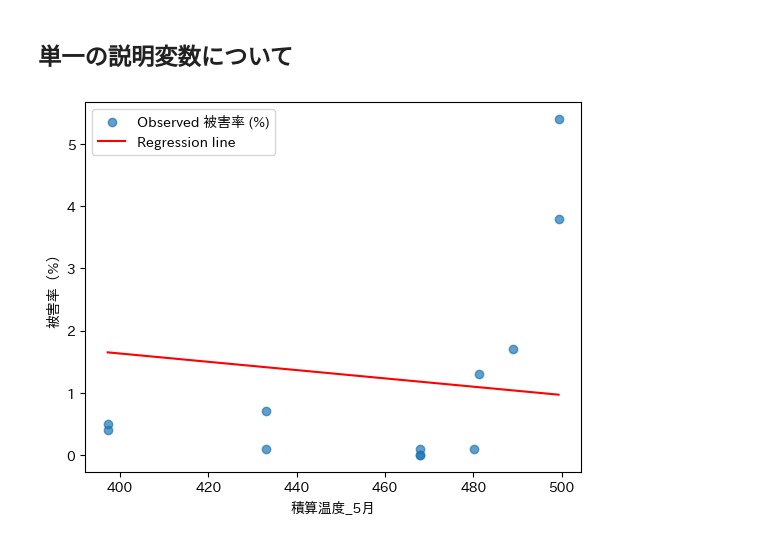
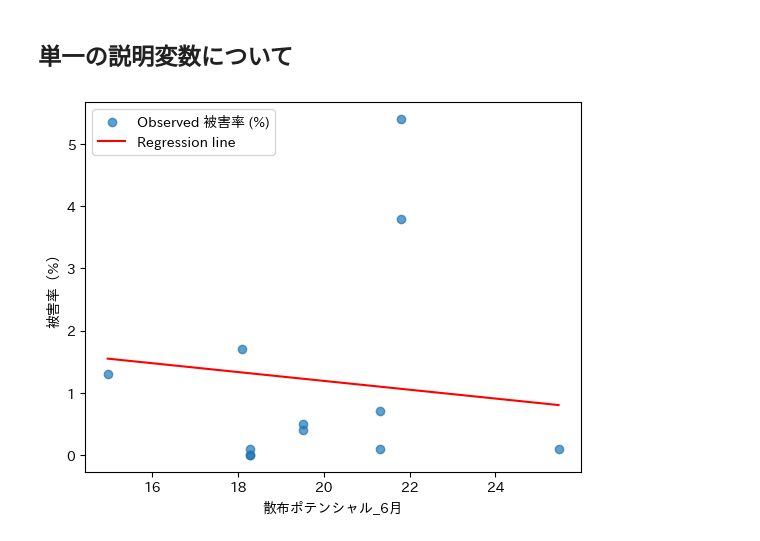
Before and after one commit to ShotaSasaki-HU/ASTRO-CAMP-2025, a Jupyter notebook: linear_regression.ipynb, the cells around one changed output. Drawn from its saved outputs; the diff is of its cells as text; code cells hidden in the pictures.

Commit message:
散布ポテンシャルと降水量をdfに直し、線形モデルに導入した。

```diff
--- a/linear_regression.ipynb
+++ b/linear_regression.ipynb
@@ -363,6 +453,11 @@ df.drop(["被害面積（ha）", "被害量（t）"], axis=1, inplace=True)
 # yearをキーにdf_ndviとdf_tempをマージ（左側優先）
 df = df.merge(df_ndvi, on="year", how="left")
 df = df.merge(df_degree_days, on="year", how="left")
+df = df.merge(df_precip_wide, on="year", how="left")
+df = df.merge(df_spray_wide, on="year", how="left")
+
+# 不要な列を削除
+df.drop(["都道府県"], axis=1, inplace=True)
 
 df.dropna(inplace=True)
 df.reset_index()
@@ -391,7 +486,7 @@ df
 # 線形重回帰の実施
 # %%
 # 説明変数と目的変数を選択
-X = df[["NDVI_4月", "NDVI_5月", "NDVI_6月", "積算温度_4月", "積算温度_5月", "積算温度_6月"]].values
+X = df[["NDVI_4月", "NDVI_5月", "NDVI_6月", "積算温度_4月", "積算温度_5月", "積算温度_6月","降水量_4月(mm)", "降水量_5月(mm)", "降水量_6月(mm)","散布ポテンシャル_4月","散布ポテンシャル_5月","散布ポテンシャル_6月"]].values
 y = df["被害率（%）"].values # MODIS LST を目的変数にする例
 
 # 学習/検証分割
@@ -429,40 +524,47 @@ plt.show()
 ## 単一の説明変数について
 # %%
 # 横軸にする説明変数を選択
-x_axis_var_index = 4 # 0 ~ 5
+x_axis_var_index = 11# 0 ~ 5
 index_to_label = {
     0: "NDVI_4月",
     1: "NDVI_5月",
     2: "NDVI_6月",
     3: "積算温度_4月",
     4: "積算温度_5月",
-    5: "積算温度_6月"
-    }
+    5: "積算温度_6月",
+    6: "降水量_4月",
+    7: "降水量_5月",
+    8: "降水量_6月",
+    9: "散布ポテンシャル_4月",
+    10: "散布ポテンシャル_5月",
+    11: "散布ポテンシャル_6月"
+}
+
 
 # 実測値（y_test）を散布図に
 plt.scatter(X_test[:, x_axis_var_index], y_test, label="Observed 被害率 (%)", alpha=0.7)
 
 # 他の変数は平均値で固定して、回帰直線を作る
 x_var_range = np.linspace(X_test[:, x_axis_var_index].min(),
                           X_test[:, x_axis_var_index].max(), 100)
 
 X_fixed = np.zeros((100, X_test.shape[1]))
 X_fixed[:, x_axis_var_index] = x_var_range
 
 # 他の変数に平均値をセット
 for i in range(X_test.shape[1]):
     if i != x_axis_var_index:
         X_fixed[:, i] = X_test[:, i].mean()
 
 # モデルで予測
 y_line = model.predict(X_fixed)
 
 # 予測直線を描画
 plt.plot(x_var_range, y_line, color="red", label="Regression line")
 
 plt.xlabel(index_to_label[x_axis_var_index]) # 横軸名（選んだ変数に合わせて変更）
 plt.ylabel("被害率（%）")
 plt.legend()
 plt.show()
 # %% [output]
-[figure, old version]
+[figure, new version]
```
Also changed, not shown: parts of 13 cells of this notebook.
